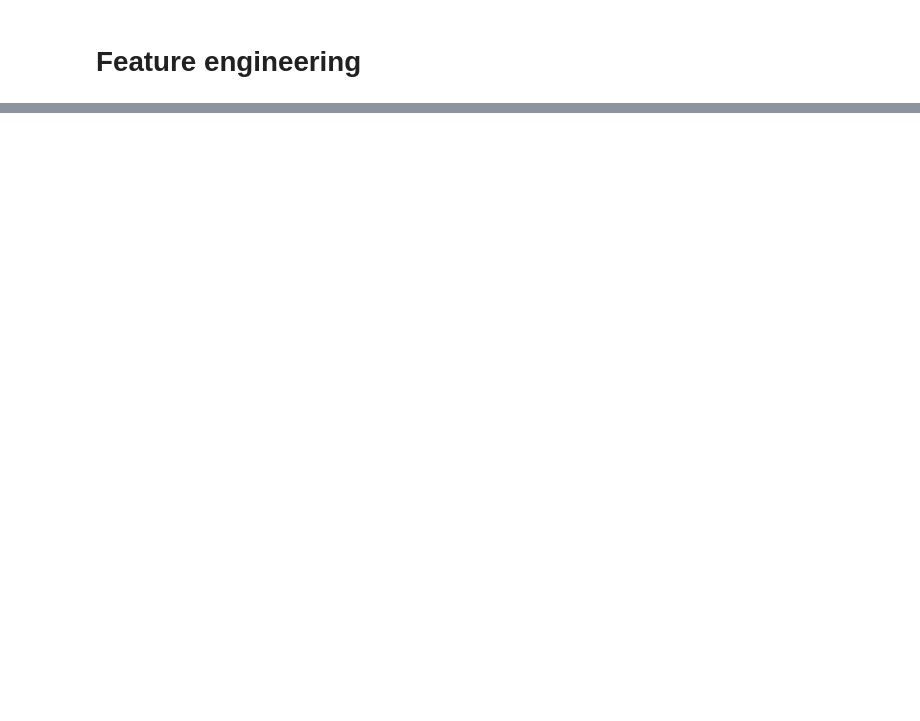
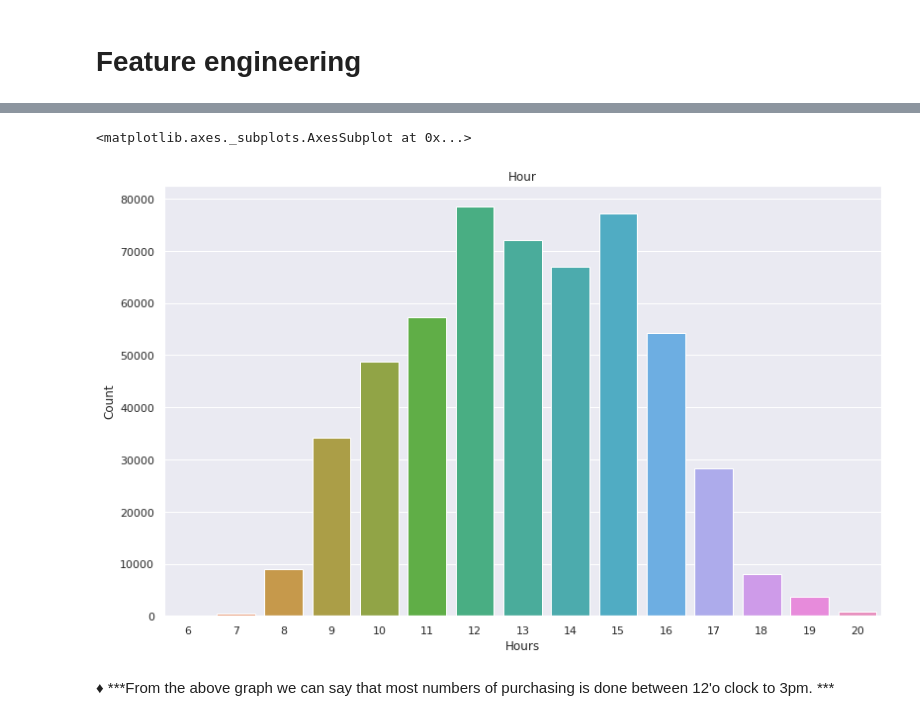
Before and after one commit to vivvvek24/Customer-Segmentation, a Jupyter notebook: Copy_of_Online_Retail_Customer_Segmentation_Capstone_Project.ipynb, the cells around one changed output, grey strips where cells are left out. Cells and saved outputs as stored; diff of their text form; code cells hidden in the pictures; blank space fills up the shorter version.

```diff
--- a/Copy_of_Online_Retail_Customer_Segmentation_Capstone_Project.ipynb
+++ b/Copy_of_Online_Retail_Customer_Segmentation_Capstone_Project.ipynb
@@ -414,0 +509,6 @@ df.head()
+# %%
+#Creating hour dataframe
+hour_df=df['Hour'].value_counts().reset_index()
+hour_df.rename(columns={'index': 'Hours'}, inplace=True)
+hour_df.rename(columns={'Hour': 'Count'}, inplace=True)
+hour_df
@@ -414,0 +532,10 @@ df.head()
+# %%
+#plotting for hour
+plt.figure(figsize=(13,8))
+plt.title('Hour')
+sns.barplot(x='Hours',y='Count',data=hour_df)
+# %% [output]
+<matplotlib.axes._subplots.AxesSubplot at 0x...>
+[figure, added]
+# %% [markdown]
+♦ ***From the above graph we can say that most numbers of purchasing is done between 12'o clock to 3pm. ***
```
Also changed, not shown: parts of 23 cells of this notebook.
